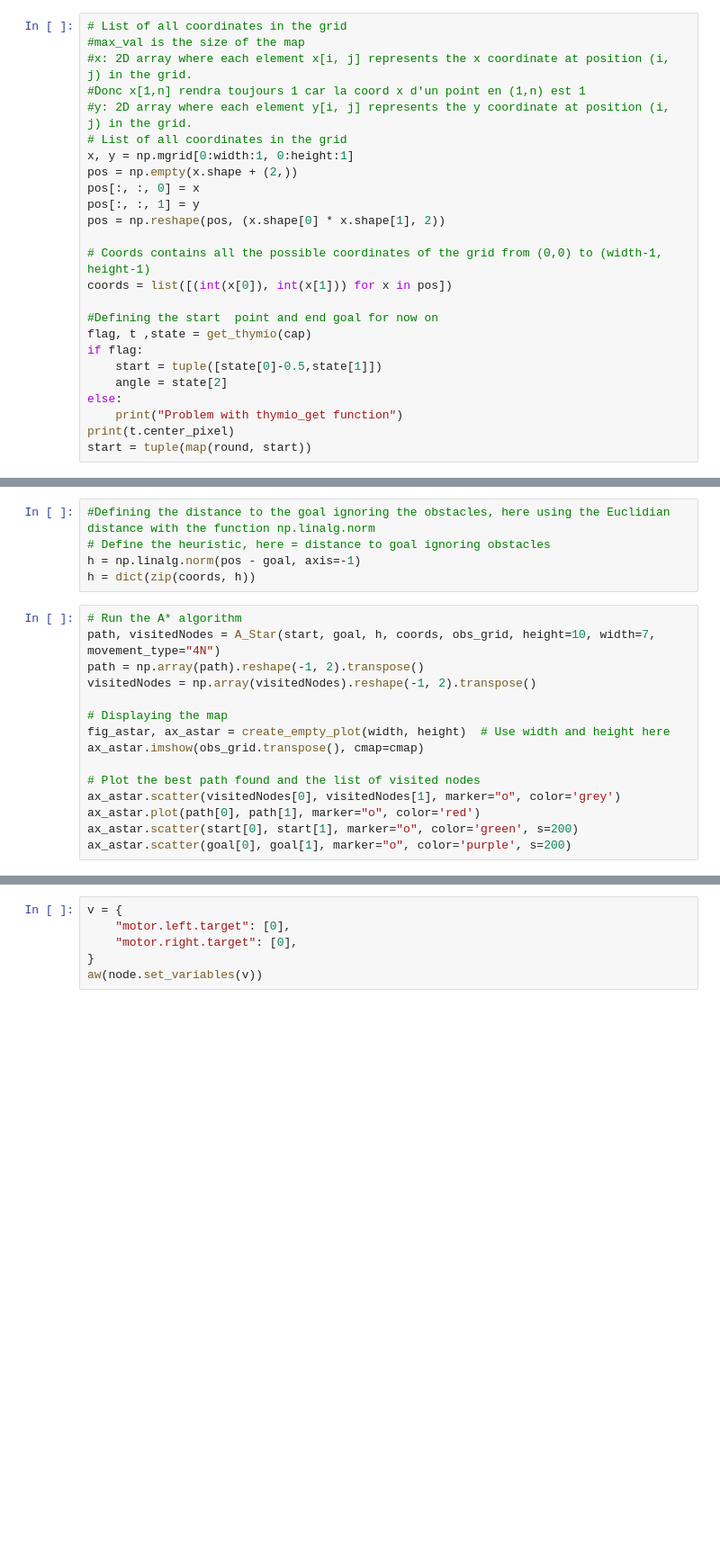
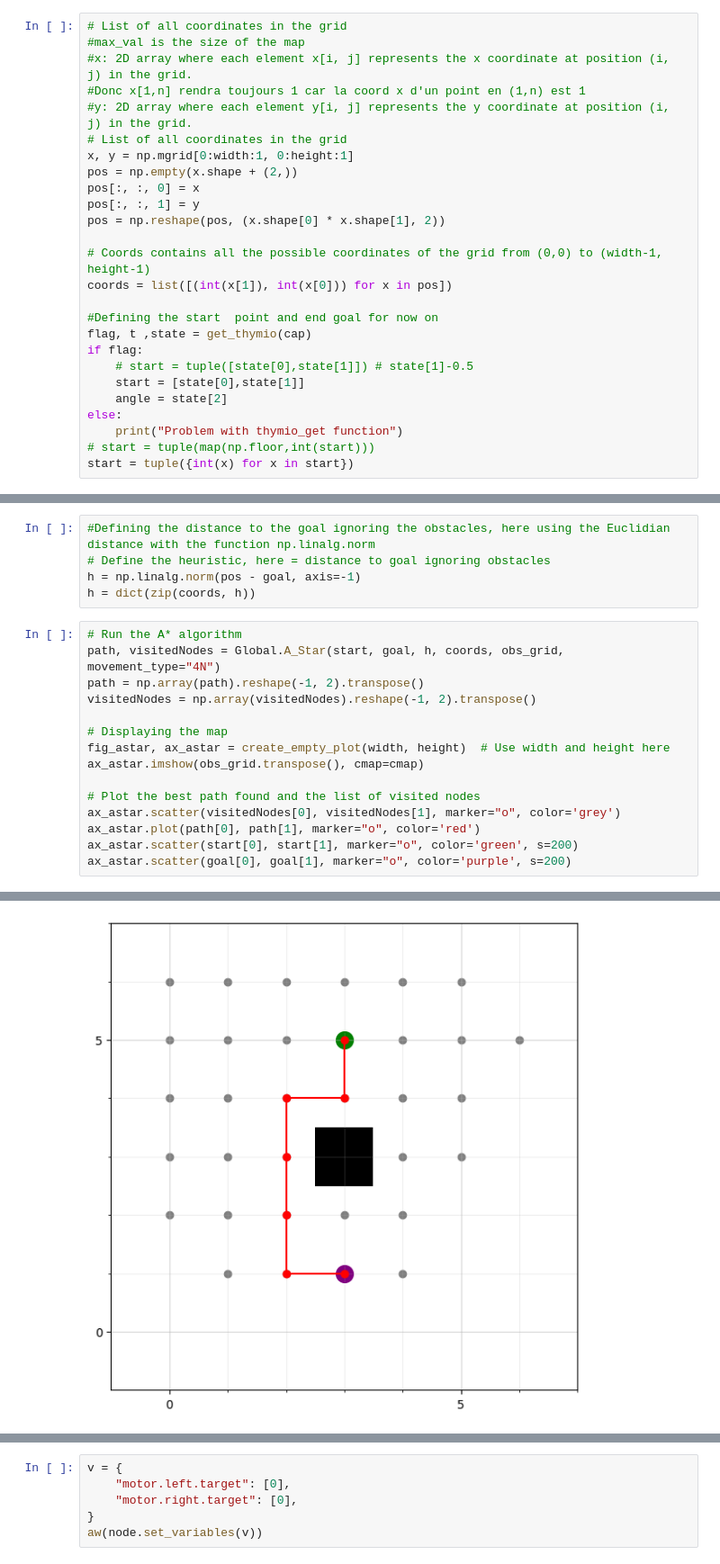
Before and after one commit to fra-mgl/BOMR-project, a Jupyter notebook: main.ipynb, the cells around one changed output, grey strips where cells are left out. Shown at 90% size. Drawn from its saved outputs; the diff is of its cells as text; blank space fills up the shorter version.

Commit message:
Global Nav + Vision

```diff
--- a/main.ipynb
+++ b/main.ipynb
@@ -156,17 +134,18 @@ pos[:, :, 1] = y
 pos = np.reshape(pos, (x.shape[0] * x.shape[1], 2))
 
 # Coords contains all the possible coordinates of the grid from (0,0) to (width-1, height-1)
-coords = list([(int(x[0]), int(x[1])) for x in pos])
+coords = list([(int(x[1]), int(x[0])) for x in pos])
 
 #Defining the start  point and end goal for now on
 flag, t ,state = get_thymio(cap)
 if flag:
-    start = tuple([state[0]-0.5,state[1]])
+    # start = tuple([state[0],state[1]]) # state[1]-0.5
+    start = [state[0],state[1]]
     angle = state[2]
 else:
     print("Problem with thymio_get function")
-print(t.center_pixel)
-start = tuple(map(round, start))
+# start = tuple(map(np.floor,int(start)))
+start = tuple({int(x) for x in start})
 # %%
 start
 # %% [output]
@@ -178,7 +157,7 @@ h = np.linalg.norm(pos - goal, axis=-1)
 h = dict(zip(coords, h))
 # %%
 # Run the A* algorithm
-path, visitedNodes = A_Star(start, goal, h, coords, obs_grid, height=10, width=7, movement_type="4N")
+path, visitedNodes = Global.A_Star(start, goal, h, coords, obs_grid, movement_type="4N")
 path = np.array(path).reshape(-1, 2).transpose()
 visitedNodes = np.array(visitedNodes).reshape(-1, 2).transpose()
 
@@ -191,3 +170,4 @@ ax_astar.scatter(visitedNodes[0], visitedNodes[1], marker="o", color='grey')
 ax_astar.plot(path[0], path[1], marker="o", color='red')
 ax_astar.scatter(start[0], start[1], marker="o", color='green', s=200)
 ax_astar.scatter(goal[0], goal[1], marker="o", color='purple', s=200)
+# %% [output]
@@ -193,0 +175 @@ ax_astar.scatter(goal[0], goal[1], marker="o", color='purple', s=200)
+[figure, added]
```
Also changed, not shown: parts of 22 cells of this notebook, 7 other files.
